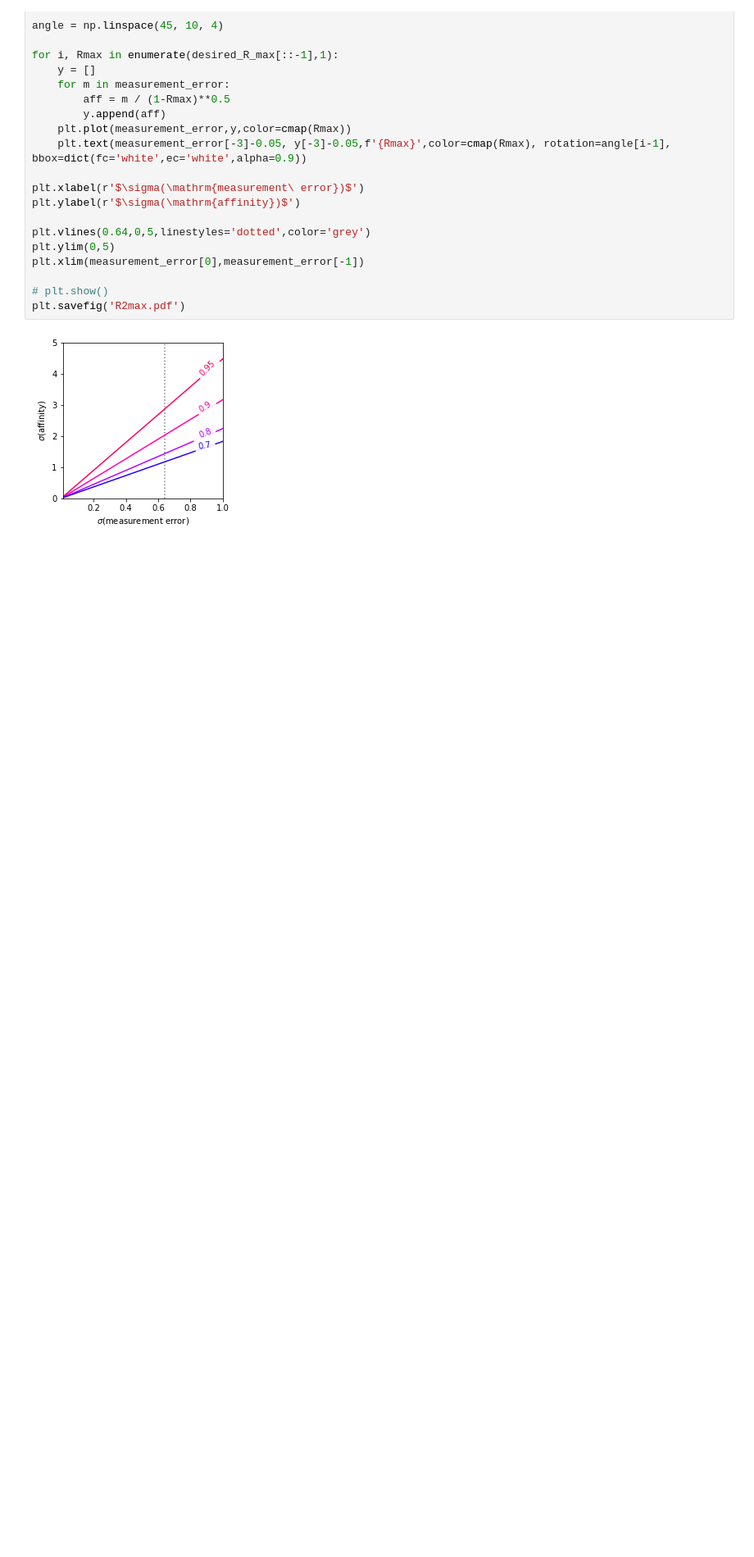
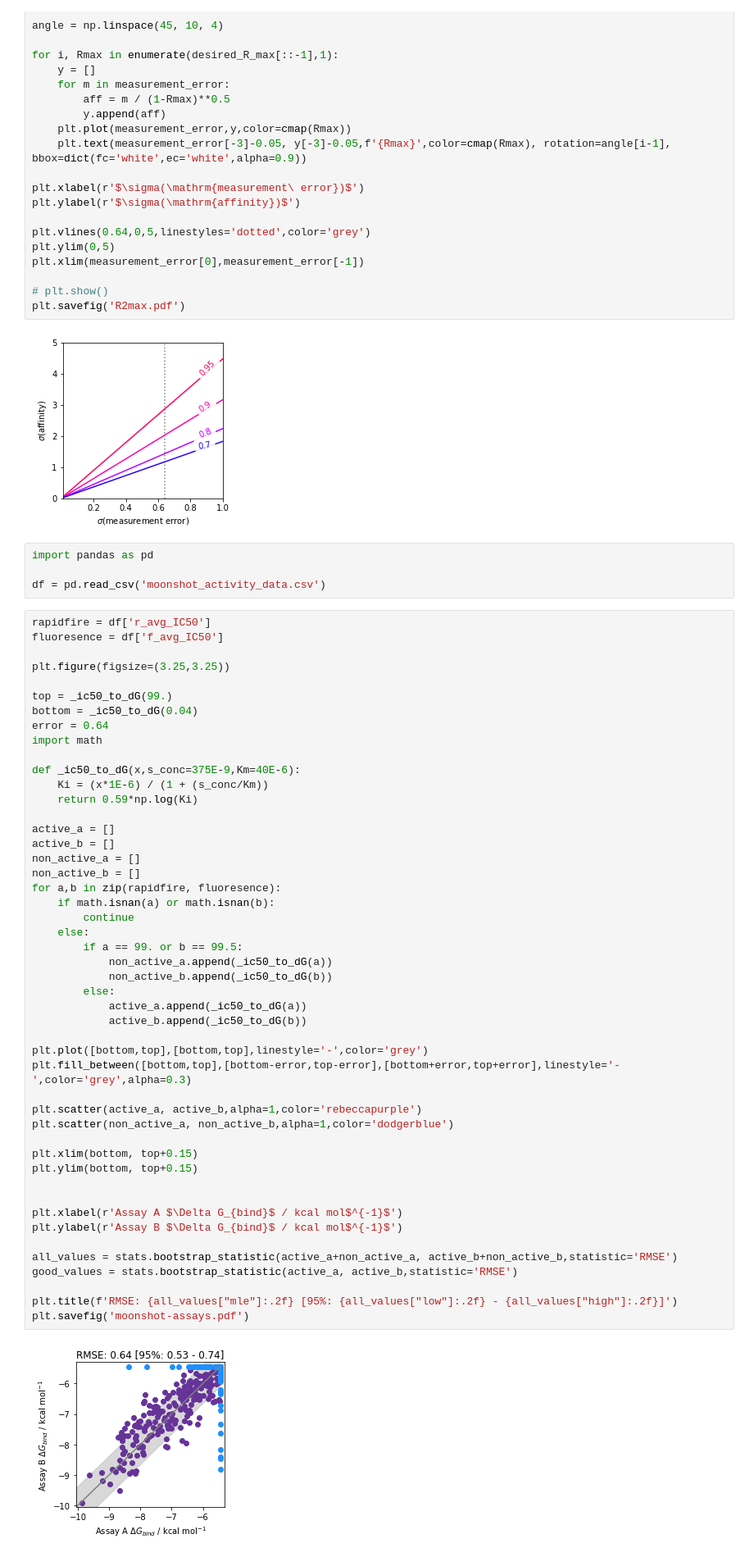
Before and after one commit to openforcefield/protein-ligand-benchmark-livecoms, a Jupyter notebook: figures/analysis/analysis-section.ipynb, the cells around one changed output. Shown: that part at 82% size. Saved outputs shown, nothing was run; the diff lists cells and outputs as text; blank space fills up the shorter version.

Commit message:
adding experimental uncertainty plot

```diff
--- a/figures/analysis/analysis-section.ipynb
+++ b/figures/analysis/analysis-section.ipynb
@@ -429,3 +429,57 @@ plt.xlim(measurement_error[0],measurement_error[-1])
 plt.savefig('R2max.pdf')
 # %% [output]
 [figure]
+# %%
+import pandas as pd
+
+df = pd.read_csv('moonshot_activity_data.csv')
+# %%
+rapidfire = df['r_avg_IC50']
+fluoresence = df['f_avg_IC50']
+
+plt.figure(figsize=(3.25,3.25))
+
+top = _ic50_to_dG(99.)
+bottom = _ic50_to_dG(0.04)
+error = 0.64
+import math
+
+def _ic50_to_dG(x,s_conc=375E-9,Km=40E-6):
+    Ki = (x*1E-6) / (1 + (s_conc/Km))
+    return 0.59*np.log(Ki)
+
+active_a = []
+active_b = []
+non_active_a = []
+non_active_b = []
+for a,b in zip(rapidfire, fluoresence):
+    if math.isnan(a) or math.isnan(b):
+        continue
+    else:
+        if a == 99. or b == 99.5:
+            non_active_a.append(_ic50_to_dG(a))
+            non_active_b.append(_ic50_to_dG(b))
+        else:
+            active_a.append(_ic50_to_dG(a))
+            active_b.append(_ic50_to_dG(b))
+
+plt.plot([bottom,top],[bottom,top],linestyle='-',color='grey')
+plt.fill_between([bottom,top],[bottom-error,top-error],[bottom+error,top+error],linestyle='-',color='grey',alpha=0.3)
+
+plt.scatter(active_a, active_b,alpha=1,color='rebeccapurple')
+plt.scatter(non_active_a, non_active_b,alpha=1,color='dodgerblue')
+
+plt.xlim(bottom, top+0.15)
+plt.ylim(bottom, top+0.15)
+
+
+plt.xlabel(r'Assay A $\Delta G_{bind}$ / kcal mol$^{-1}$')
+plt.ylabel(r'Assay B $\Delta G_{bind}$ / kcal mol$^{-1}$')
+
+all_values = stats.bootstrap_statistic(active_a+non_active_a, active_b+non_active_b,statistic='RMSE')
+good_values = stats.bootstrap_statistic(active_a, active_b,statistic='RMSE')
+
+plt.title(f'RMSE: {all_values["mle"]:.2f} [95%: {all_values["low"]:.2f} - {all_values["high"]:.2f}]')
+plt.savefig('moonshot-assays.pdf')
+# %% [output]
+[figure, added]
```
Also changed, not shown: parts of 1 cell of this notebook, 2 other files.
